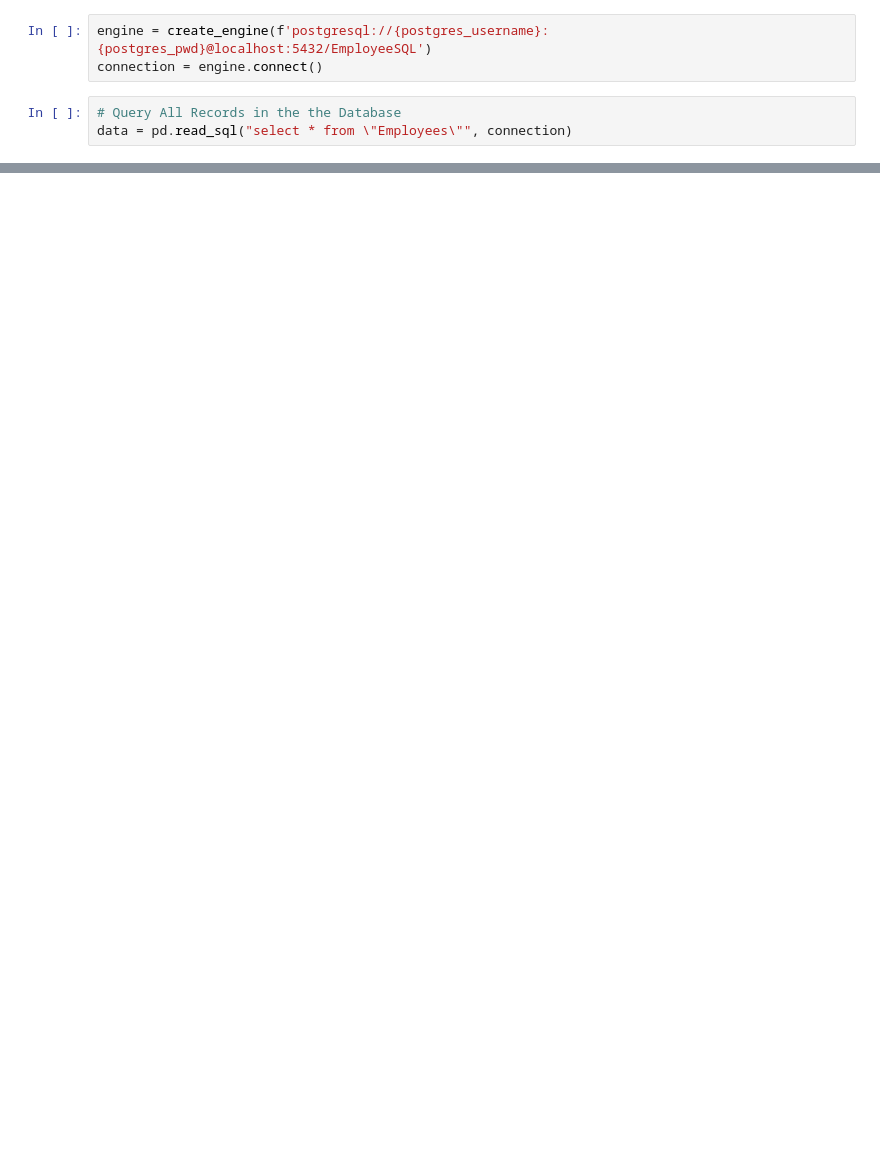
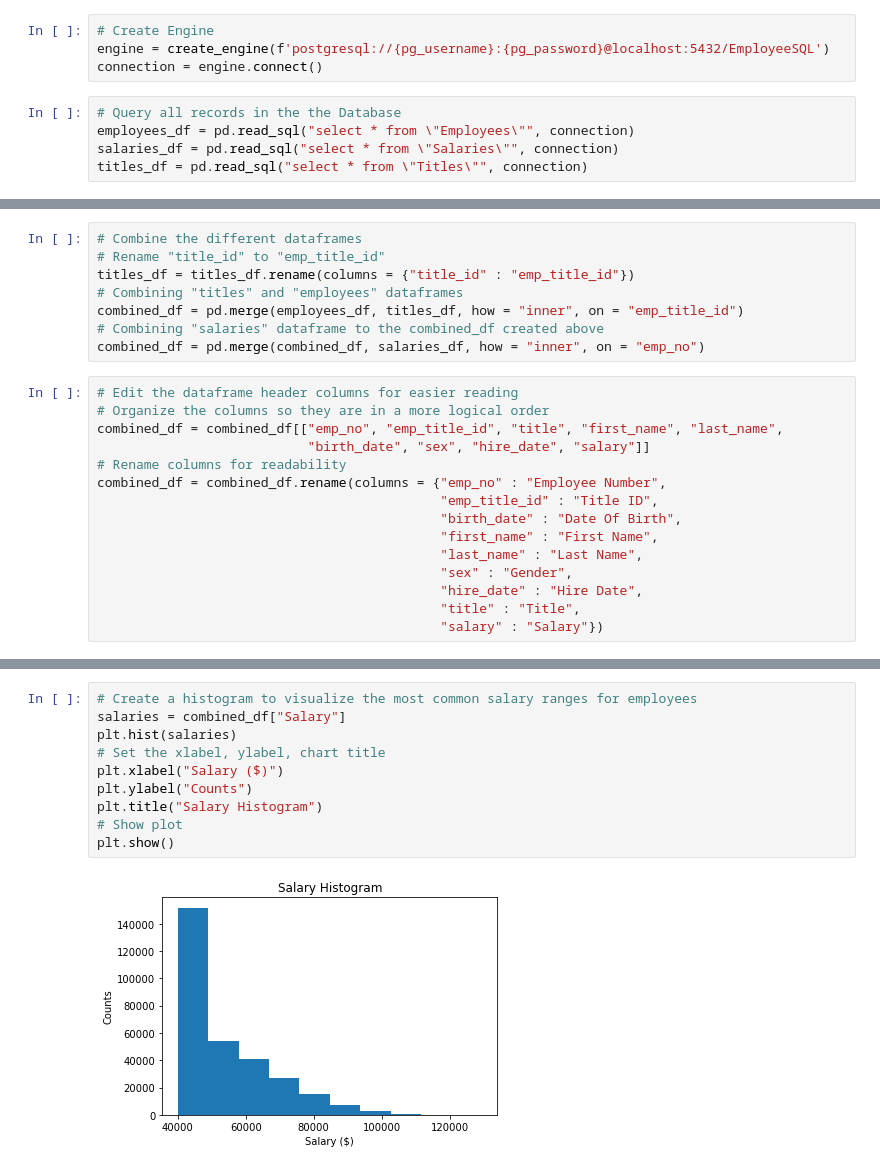
Before and after one commit to Tobisan4/sql-challenge, a Jupyter notebook: SQL_Bonus.ipynb, the cells around one changed output, grey strips where cells are left out. Cells and saved outputs as stored; diff of their text form; blank space fills up the shorter version.

```diff
--- a/SQL_Bonus.ipynb
+++ b/SQL_Bonus.ipynb
@@ -12,6 +10,9 @@ postgres_pwd  =
 # %%
-engine = create_engine(f'postgresql://{postgres_username}:{postgres_pwd}@localhost:5432/EmployeeSQL')
+# Create Engine
+engine = create_engine(f'postgresql://{pg_username}:{pg_password}@localhost:5432/EmployeeSQL')
 connection = engine.connect()
 # %%
-# Query All Records in the the Database
-data = pd.read_sql("select * from \"Employees\"", connection)
+# Query all records in the the Database
+employees_df = pd.read_sql("select * from \"Employees\"", connection)
+salaries_df = pd.read_sql("select * from \"Salaries\"", connection)
+titles_df = pd.read_sql("select * from \"Titles\"", connection)
@@ -37,0 +19,23 @@ pandas.core.frame.DataFrame
+# %%
+# Combine the different dataframes
+# Rename "title_id" to "emp_title_id"
+titles_df = titles_df.rename(columns = {"title_id" : "emp_title_id"})
+# Combining "titles" and "employees" dataframes
+combined_df = pd.merge(employees_df, titles_df, how = "inner", on = "emp_title_id")
+# Combining "salaries" dataframe to the combined_df created above
+combined_df = pd.merge(combined_df, salaries_df, how = "inner", on = "emp_no")
+# %%
+# Edit the dataframe header columns for easier reading
+# Organize the columns so they are in a more logical order
+combined_df = combined_df[["emp_no", "emp_title_id", "title", "first_name", "last_name",
+                           "birth_date", "sex", "hire_date", "salary"]]
+# Rename columns for readability
+combined_df = combined_df.rename(columns = {"emp_no" : "Employee Number",
+                                            "emp_title_id" : "Title ID",
+                                            "birth_date" : "Date Of Birth",
+                                            "first_name" : "First Name",
+                                            "last_name" : "Last Name",
+                                            "sex" : "Gender",
+                                            "hire_date" : "Hire Date",
+                                            "title" : "Title",
+                                            "salary" : "Salary"})
@@ -37,0 +52,12 @@ pandas.core.frame.DataFrame
+# %%
+# Create a histogram to visualize the most common salary ranges for employees
+salaries = combined_df["Salary"]
+plt.hist(salaries)
+# Set the xlabel, ylabel, chart title
+plt.xlabel("Salary ($)")
+plt.ylabel("Counts")
+plt.title("Salary Histogram")
+# Show plot
+plt.show()
+# %% [output]
+[figure, added]
```
Also changed, not shown: parts of 8 cells of this notebook, 1 other file.
